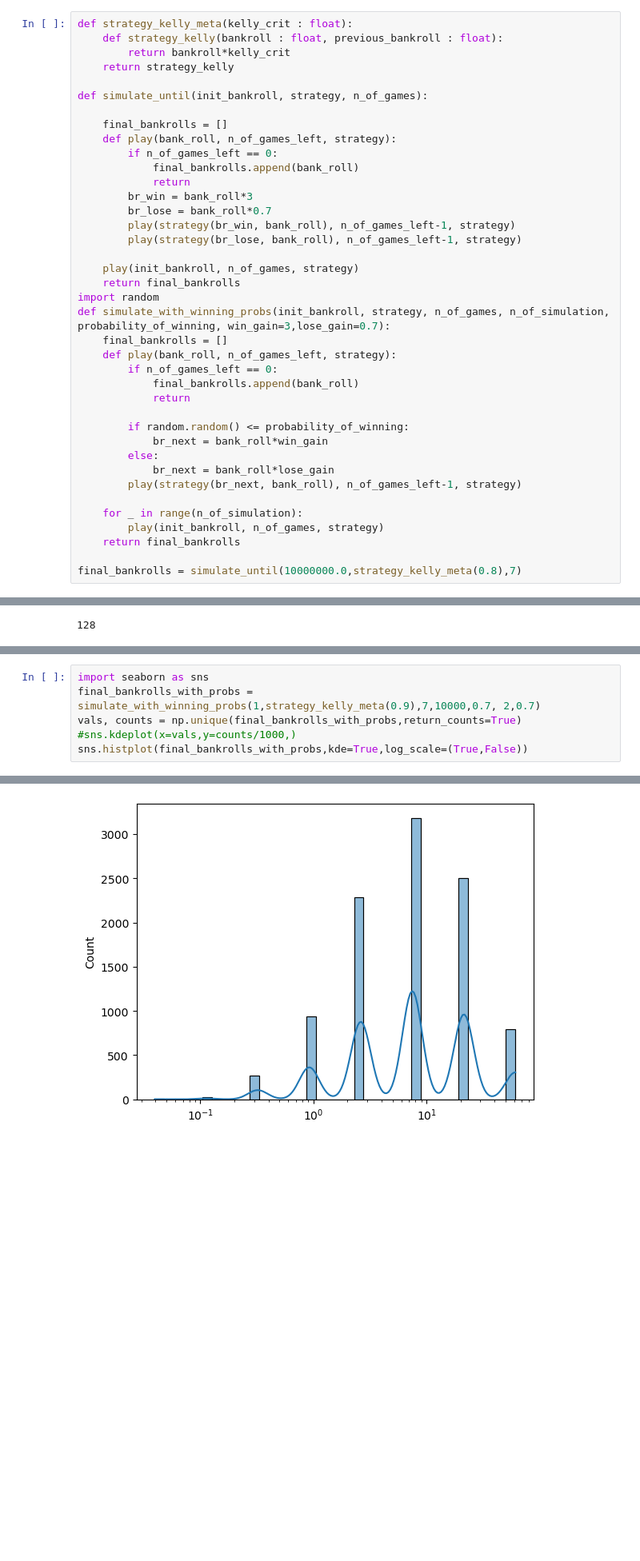
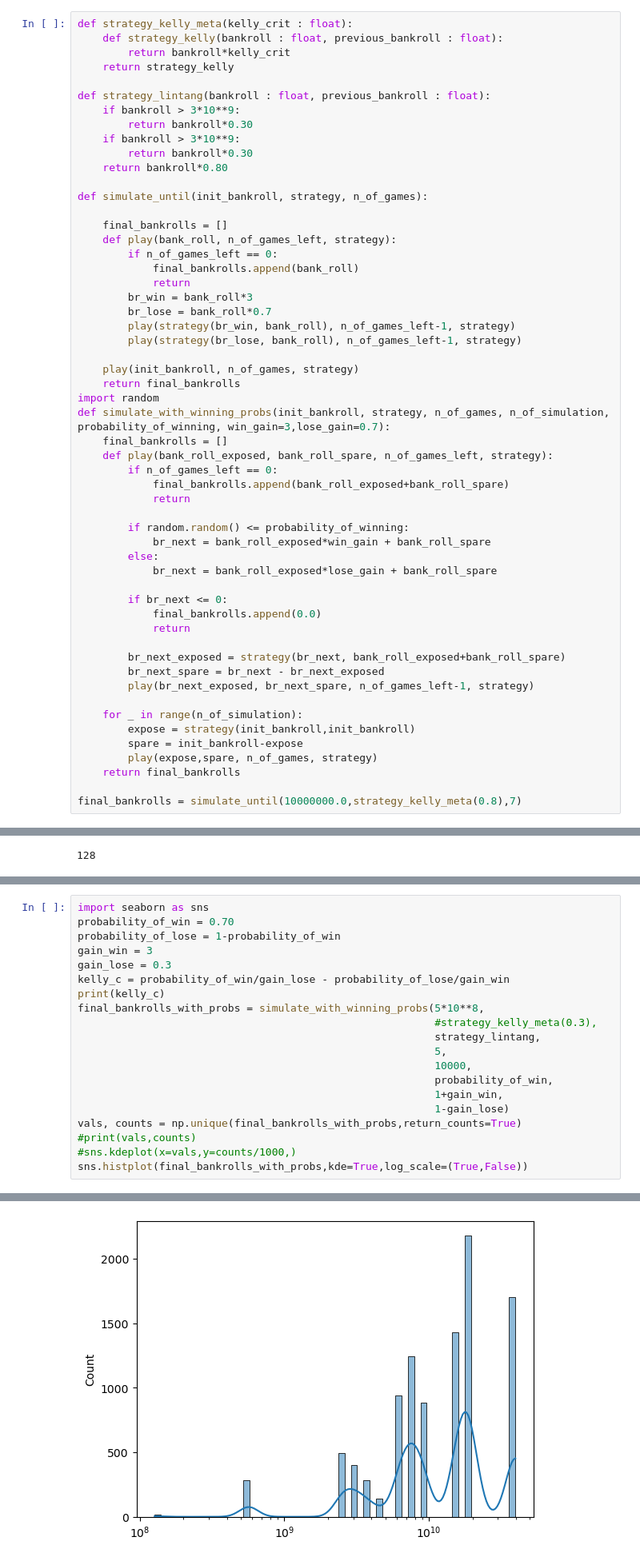
Before and after one commit to messier12/bullrun-strat-simulator, a Jupyter notebook: kelly_criterion.ipynb, the cells around one changed output, grey strips where cells are left out. Shown at 80% size. Drawn from its saved outputs; the diff is of its cells as text; blank space fills up the shorter version.

```diff
--- a/kelly_criterion.ipynb
+++ b/kelly_criterion.ipynb
@@ -3,6 +3,13 @@ def strategy_kelly_meta(kelly_crit : float):
     def strategy_kelly(bankroll : float, previous_bankroll : float):
         return bankroll*kelly_crit
     return strategy_kelly
+
+def strategy_lintang(bankroll : float, previous_bankroll : float):
+    if bankroll > 3*10**9:
+        return bankroll*0.30
+    if bankroll > 3*10**9:
+        return bankroll*0.30
+    return bankroll*0.80
 
 def simulate_until(init_bankroll, strategy, n_of_games):
 
@@ -21,19 +28,28 @@ def simulate_until(init_bankroll, strategy, n_of_games):
 import random
 def simulate_with_winning_probs(init_bankroll, strategy, n_of_games, n_of_simulation, probability_of_winning, win_gain=3,lose_gain=0.7):
     final_bankrolls = []
-    def play(bank_roll, n_of_games_left, strategy):
+    def play(bank_roll_exposed, bank_roll_spare, n_of_games_left, strategy):
         if n_of_games_left == 0:
-            final_bankrolls.append(bank_roll)
+            final_bankrolls.append(bank_roll_exposed+bank_roll_spare)
             return
 
         if random.random() <= probability_of_winning:
-            br_next = bank_roll*win_gain
+            br_next = bank_roll_exposed*win_gain + bank_roll_spare
         else:
-            br_next = bank_roll*lose_gain
-        play(strategy(br_next, bank_roll), n_of_games_left-1, strategy)
+            br_next = bank_roll_exposed*lose_gain + bank_roll_spare
+
+        if br_next <= 0:
+            final_bankrolls.append(0.0)
+            return
+
+        br_next_exposed = strategy(br_next, bank_roll_exposed+bank_roll_spare)
+        br_next_spare = br_next - br_next_exposed
+        play(br_next_exposed, br_next_spare, n_of_games_left-1, strategy)
 
     for _ in range(n_of_simulation):
-        play(init_bankroll, n_of_games, strategy)
+        expose = strategy(init_bankroll,init_bankroll)
+        spare = init_bankroll-expose
+        play(expose,spare, n_of_games, strategy)
     return final_bankrolls
 
 final_bankrolls = simulate_until(10000000.0,strategy_kelly_meta(0.8),7)
@@ -85,8 +101,22 @@ for v,c in zip(val,counts):
 4586471424 0.0078125
 # %%
 import seaborn as sns
-final_bankrolls_with_probs = simulate_with_winning_probs(1,strategy_kelly_meta(0.9),7,10000,0.7, 2,0.7)
+probability_of_win = 0.70
+probability_of_lose = 1-probability_of_win
+gain_win = 3
+gain_lose = 0.3
+kelly_c = probability_of_win/gain_lose - probability_of_lose/gain_win
+print(kelly_c)
+final_bankrolls_with_probs = simulate_with_winning_probs(5*10**8,
+                                                         #strategy_kelly_meta(0.3),
+                                                         strategy_lintang,
+                                                         5,
+                                                         10000,
+                                                         probability_of_win,
+                                                         1+gain_win,
+                                                         1-gain_lose)
 vals, counts = np.unique(final_bankrolls_with_probs,return_counts=True)
+#print(vals,counts)
 #sns.kdeplot(x=vals,y=counts/1000,)
 sns.histplot(final_bankrolls_with_probs,kde=True,log_scale=(True,False))
 # %% [output]
@@ -94 +125 @@ sns.histplot(final_bankrolls_with_probs,kde=True,log_scale=(True,False))
-[figure, old version]
+[figure, new version]
```
Also changed, not shown: parts of 4 cells of this notebook.
